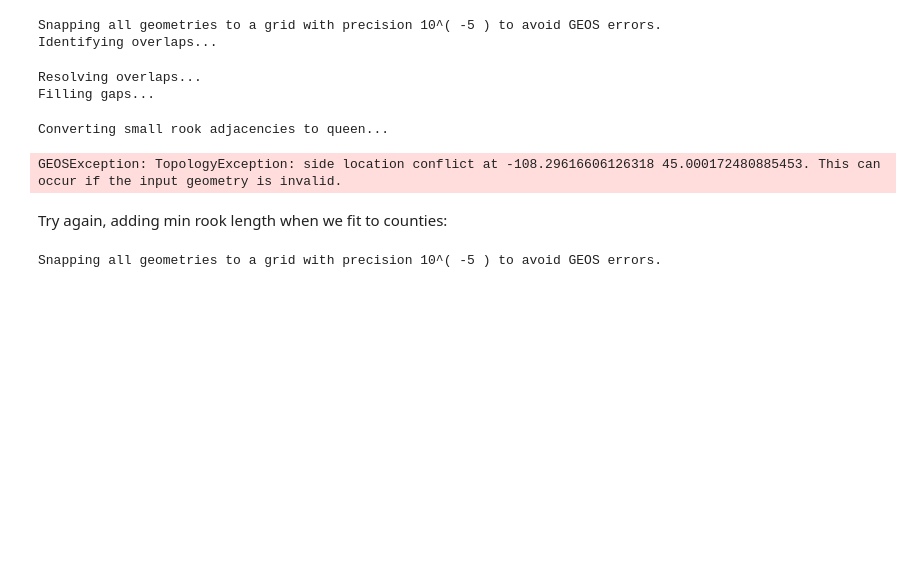
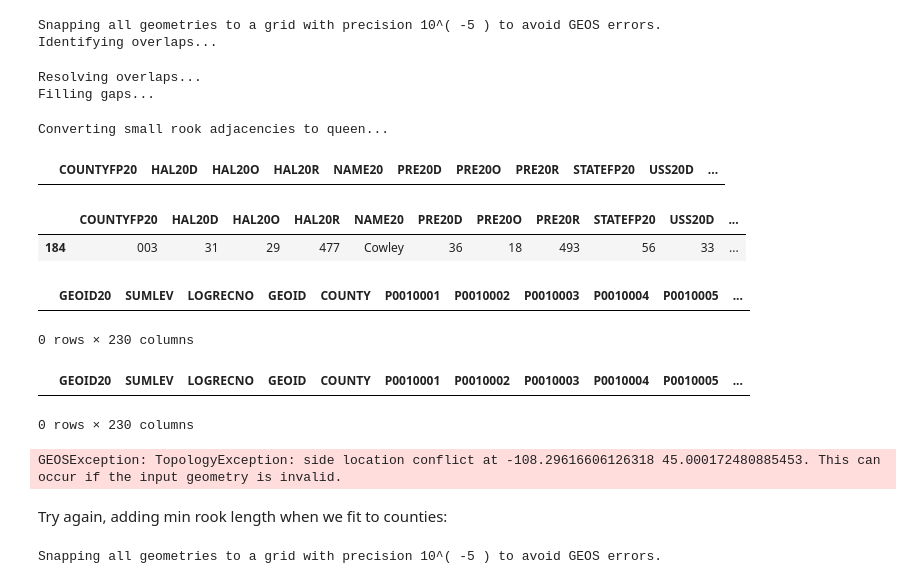
Before and after one commit to eveomett-states/Wyoming, a Jupyter notebook: wy.ipynb, the cells around one changed output. Drawn from its saved outputs; the diff is of its cells as text; code cells hidden in the pictures; blank space fills up the shorter version.

```diff
--- a/wy.ipynb
+++ b/wy.ipynb
@@ -234,10 +234,30 @@ Identifying overlaps...
 Resolving overlaps...
 Filling gaps...
 Converting small rook adjacencies to queen...
-# %%
-maup.doctor(vest_base)
-# %% [output]
-GEOSException: TopologyException: side location conflict at -108.29616606126318 45.000172480885453. This can occur if the input geometry is invalid.
+# %%
+vest_base[~vest_base.geom_type.isin(['Polygon', 'MultiPolygon'])]
+# %% [output]
+|  | COUNTYFP20 | HAL20D | HAL20O | HAL20R | NAME20 | PRE20D | PRE20O | PRE20R | STATEFP20 | USS20D | ... |
+# %%
+vest_base[~vest_base.is_valid]
+# %% [output]
+|  | COUNTYFP20 | HAL20D | HAL20O | HAL20R | NAME20 | PRE20D | PRE20O | PRE20R | STATEFP20 | USS20D | ... |
+| 184 | 003 | 31 | 29 | 477 | Cowley | 36 | 18 | 493 | 56 | 33 | ... |
+# %%
+population_df[~population_df.geom_type.isin(['Polygon', 'MultiPolygon'])]
+# %% [output]
+|  | GEOID20 | SUMLEV | LOGRECNO | GEOID | COUNTY | P0010001 | P0010002 | P0010003 | P0010004 | P0010005 | ... |
+0 rows × 230 columns
+# %%
+population_df[~population_df.is_valid]
+# %% [output]
+|  | GEOID20 | SUMLEV | LOGRECNO | GEOID | COUNTY | P0010001 | P0010002 | P0010003 | P0010004 | P0010005 | ... |
+0 rows × 230 columns
+# %%
+vest_base = vest_base.to_crs('EPSG:4269')
+blocks_to_precincts_assignment = maup.assign(population_df.geometry, vest_base.geometry)
+# %% [output]
+GEOSException: TopologyException: side location conflict at -108.29616606126318 45.000172480885453. This can occur if the input geometry is invalid.
 # %% [markdown]
 Try again, adding min rook length when we fit to counties:
 # %%
```
Also changed, not shown: parts of 31 cells of this notebook.
